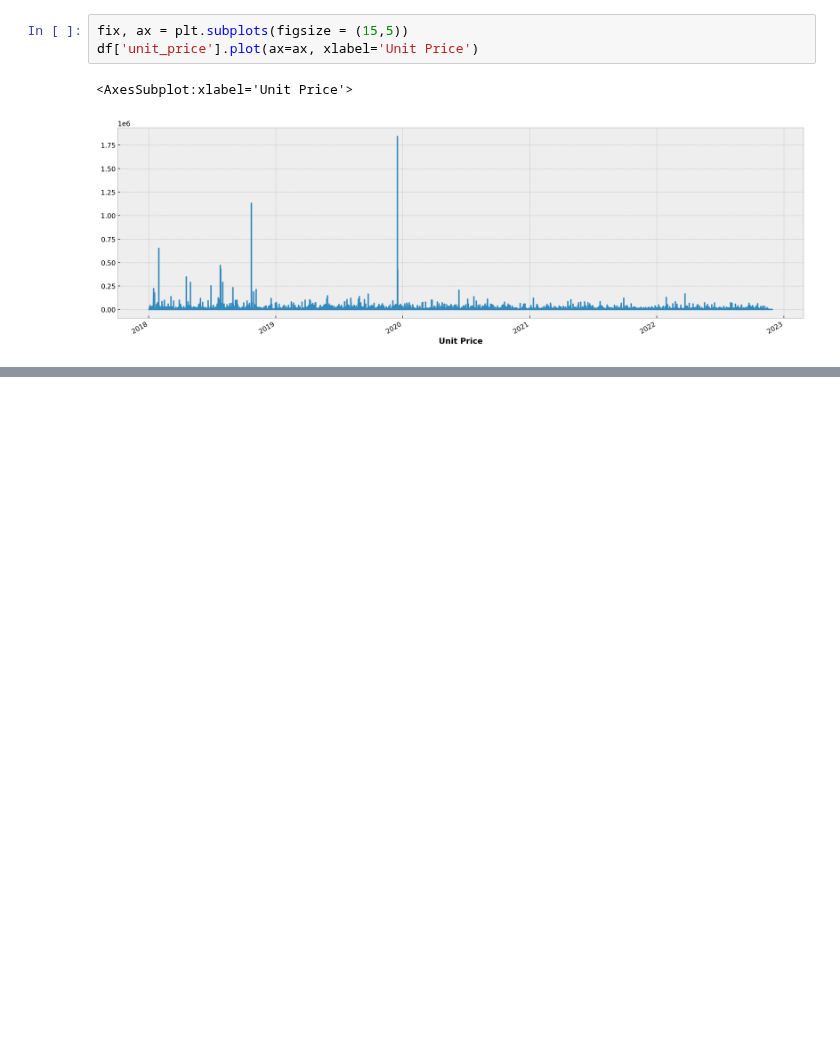
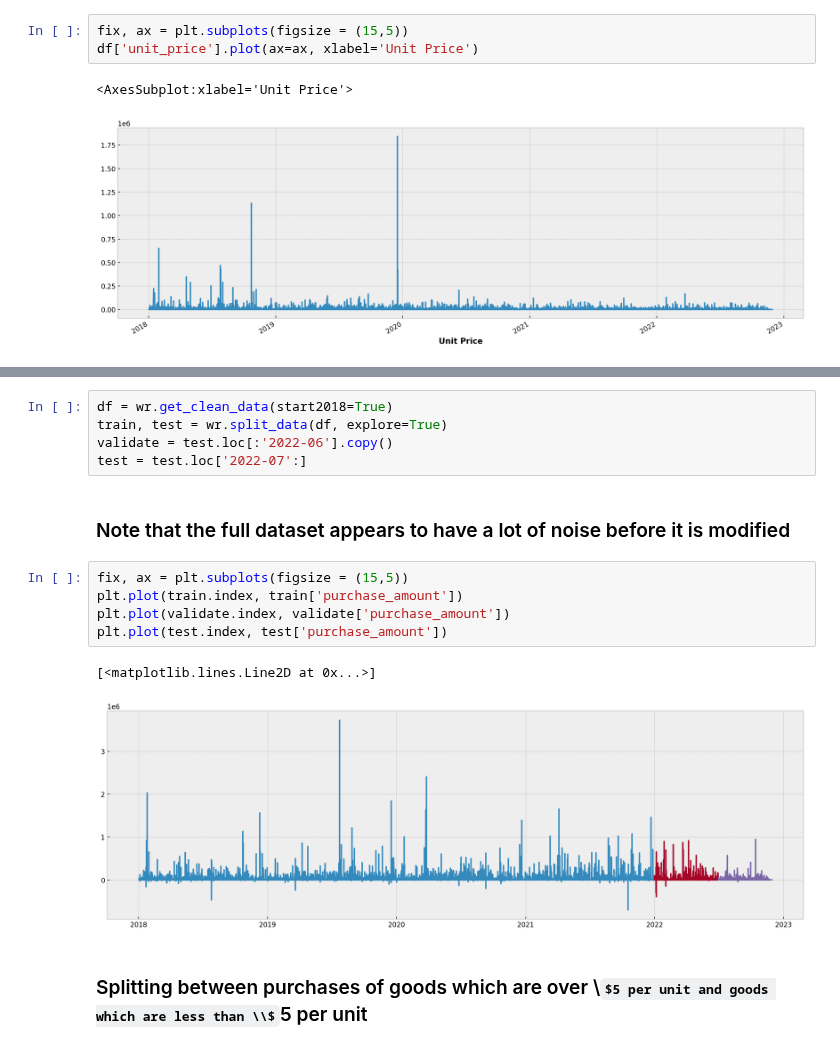
Before and after one commit to The-Real-MVPs/cisco-time-series-analysis, a Jupyter notebook: rosenberger/rosenberger-questions.ipynb, the cells around one changed output, grey strips where cells are left out. Saved outputs shown, nothing was run; the diff lists cells and outputs as text; some formulas as TeX source; blank space fills up the shorter version.

```diff
--- a/rosenberger/rosenberger-questions.ipynb
+++ b/rosenberger/rosenberger-questions.ipynb
@@ -143,0 +131,17 @@ df['unit_price'].plot(ax=ax, xlabel='Unit Price')
+# %%
+df = wr.get_clean_data(start2018=True)
+train, test = wr.split_data(df, explore=True)
+validate = test.loc[:'2022-06'].copy()
+test = test.loc['2022-07':]
+# %% [markdown]
+### Note that the full dataset appears to have a lot of noise before it is modified
+# %%
+fix, ax = plt.subplots(figsize = (15,5))
+plt.plot(train.index, train['purchase_amount'])
+plt.plot(validate.index, validate['purchase_amount'])
+plt.plot(test.index, test['purchase_amount'])
+# %% [output]
+[<matplotlib.lines.Line2D at 0x...>]
+[figure, added]
+# %% [markdown]
+### Splitting between purchases of goods which are over \\$5 per unit and goods which are less than \\$5 per unit
```
Also changed, not shown: parts of 9 cells of this notebook.
